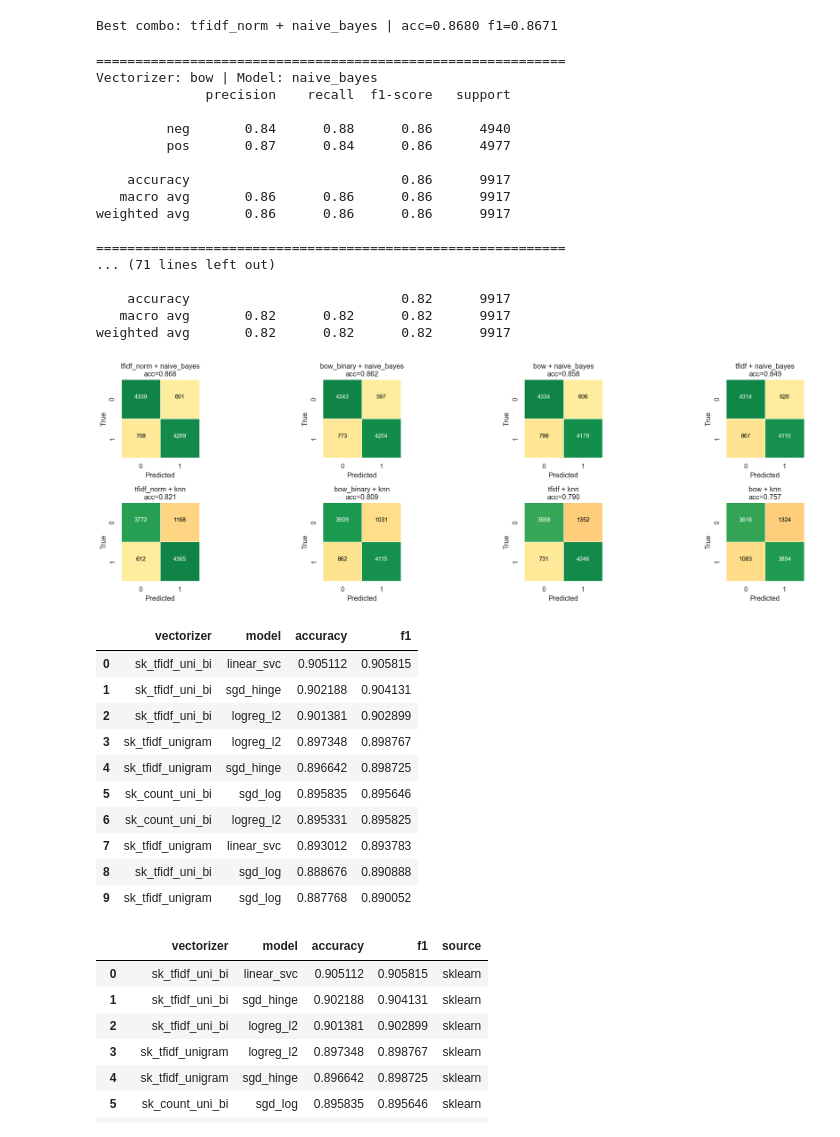
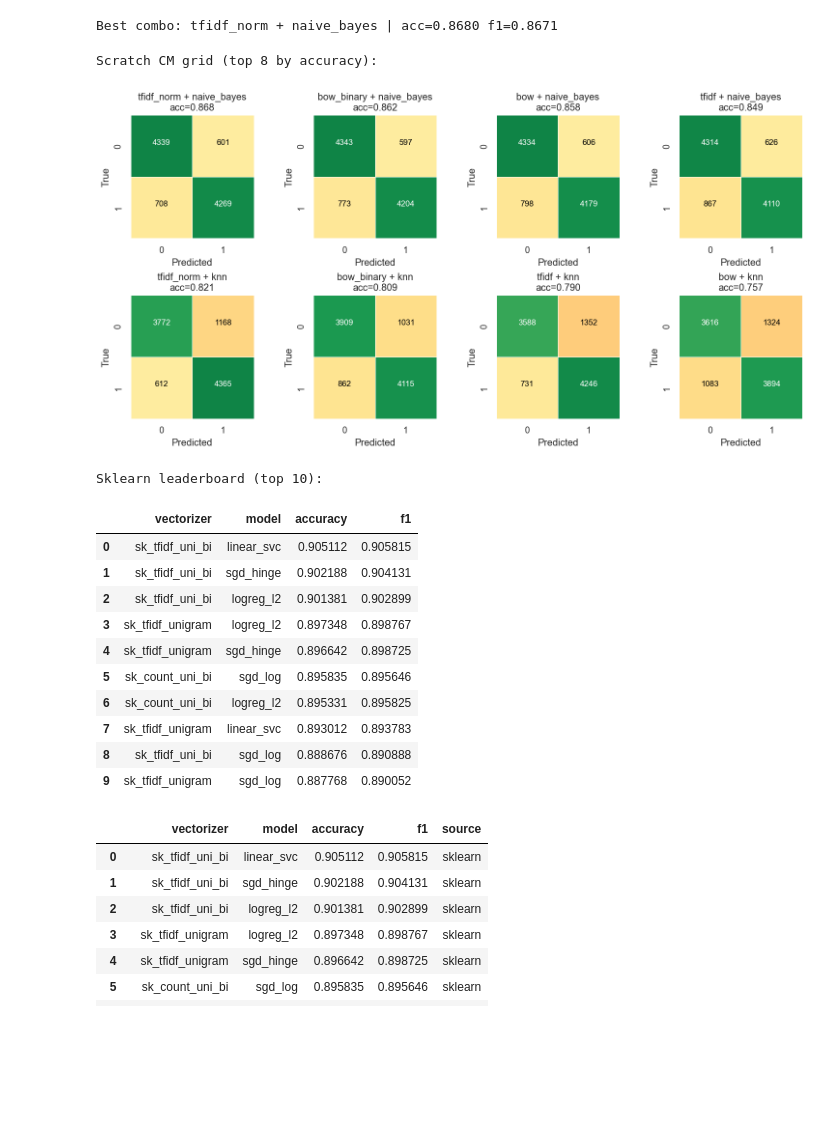
Before and after one commit to Sifat-Ahmed/imdb-movie-classification, a Jupyter notebook: notebooks/Step_2_ML_classification.ipynb, the cells around one changed output. Drawn from its saved outputs; the diff is of its cells as text; code cells hidden in the pictures; blank space fills up the shorter version.

```diff
--- a/notebooks/Step_2_ML_classification.ipynb
+++ b/notebooks/Step_2_ML_classification.ipynb
@@ -118,71 +151,55 @@ print(f"Best combo: {best_vec_name} + {best_model_name} | acc={best_row['accurac
 # %% [output]
 Best combo: tfidf_norm + naive_bayes | acc=0.8680 f1=0.8671
 # %%
-for r in results:
-    print("="*60)
-    print(f"Vectorizer: {r['vectorizer']} | Model: {r['model']}")
-    print(classification_report(r["y_true"], r["y_pred"], target_names=["neg","pos"]))
+# for r in results:
+#     print("="*60)
+#     print(f"Vectorizer: {r['vectorizer']} | Model: {r['model']}")
+#     print(classification_report(r["y_true"], r["y_pred"], target_names=["neg","pos"]))
-# %% [output]
-============================================================
-Vectorizer: bow | Model: naive_bayes
-              precision    recall  f1-score   support
-
-         neg       0.84      0.88      0.86      4940
-         pos       0.87      0.84      0.86      4977
-
-    accuracy                           0.86      9917
-   macro avg       0.86      0.86      0.86      9917
-weighted avg       0.86      0.86      0.86      9917
-
-============================================================
-... (71 lines left out)
-
-    accuracy                           0.82      9917
-   macro avg       0.82      0.82      0.82      9917
-weighted avg       0.82      0.82      0.82      9917
 # %%
-def plot_cm_grid_ranked(results, n_rows=2, n_cols=4, top_n=None, labels=(0,1)):
+def plot_cm_grid_ranked(results, n_rows=2, n_cols=4, top_n=None, labels=(0,1), figsize_scale=3.2):
     if not results:
         print("No results to plot."); return
-    scored = [(accuracy_score(r["y_true"], r["y_pred"]), r) for r in results]
+    scored = [(_acc(r["y_true"], r["y_pred"]), r) for r in results]
     scored.sort(key=lambda x: x[0], reverse=True)
     if top_n is not None:
         scored = scored[:top_n]
     ordered = [r for _, r in scored]
 
     total = len(ordered); per_fig = n_rows*n_cols; num_figs = math.ceil(total/per_fig)
     for f in range(num_figs):
         sub = ordered[f*per_fig:(f+1)*per_fig]
-        fig, axes = plt.subplots(n_rows, n_cols)
+        fig, axes = plt.subplots(n_rows, n_cols, figsize=(n_cols*figsize_scale, n_rows*figsize_scale))
         axes = np.atleast_1d(axes).ravel()
-
         for ax, r in zip(axes, sub):
             y_true, y_pred = r["y_true"], r["y_pred"]
             cm = confusion_matrix(y_true, y_pred, labels=list(labels)).astype(float)
             row_sums = cm.sum(axis=1, keepdims=True); row_sums[row_sums==0] = 1.0
             cm_pct = cm / row_sums
-            signed = cm_pct.copy(); signed[0,1]*=-1; signed[1,0]*=-1
-
+            signed = cm_pct.copy()
+            for i in range(len(labels)):
+                for j in range(len(labels)):
+                    if i != j: signed[i,j] *= -1
             sns.heatmap(signed, ax=ax, cmap="RdYlGn", vmin=-1, vmax=1, center=0,
                         cbar=False, square=True, linewidths=0.5, linecolor="white",
                         xticklabels=[str(l) for l in labels], yticklabels=[str(l) for l in labels], annot=False)
-            for i in range(2):
-                for j in range(2):
+            for i in range(len(labels)):
+                for j in range(len(labels)):
                     cnt = int(cm[i,j]); pct = 100*cm_pct[i,j]
                     color = "white" if abs(signed[i,j])>0.5 else "black"
                     ax.text(j+0.5, i+0.44, f"{cnt}", ha="center", va="center", color=color, fontsize=10)
-                    #ax.text(j+0.5, i+0.76, f"({pct:.1f}%)", ha="center", va="center", color=color, fontsize=8)
-            acc = accuracy_score(y_true, y_pred)
+                    # ax.text(j+0.5, i+0.76, f"({pct:.1f}%)", ha="center", va="center", color=color, fontsize=8)
+            acc = _acc(y_true, y_pred)
             ax.set_title(f"{r.get('vectorizer','?')} + {r.get('model','?')}\nacc={acc:.3f}")
             ax.set_xlabel("Predicted"); ax.set_ylabel("True")
-
         for ax in axes[len(sub):]:
             ax.axis("off")
         plt.tight_layout(); plt.show()
 
-plot_cm_grid_ranked(results, n_rows=2, n_cols=4)
+print("Scratch CM grid (top 8 by accuracy):")
+plot_cm_grid_ranked(results, n_rows=2, n_cols=4, top_n=8)
 # %% [output]
+Scratch CM grid (top 8 by accuracy):
-[figure, old version]
+[figure, new version]
 # %%
 from sklearn.feature_extraction.text import CountVectorizer, TfidfVectorizer
 from sklearn.linear_model import LogisticRegression, SGDClassifier
@@ -211,22 +228,27 @@ X_test_raw  = X_test_text.astype(str).tolist()
 y_true_arr  = y_test.to_numpy()
 
 sk_results = []
-for v_name, vec in tqdm(sk_vecs.items(), desc="SK Vectorizers"):
+for v_name, vec in sk_vecs.items():
     X_tr = vec.fit_transform(X_train_raw)
     X_te = vec.transform(X_test_raw)
-    for m_name, model in tqdm(sk_models.items(), desc=f"Models @ {v_name}", leave=False):
+    for m_name, model in sk_models.items():
         model.fit(X_tr, y_train.to_numpy())
         y_pred = model.predict(X_te)
         sk_results.append({"vectorizer": v_name, "model": m_name, "y_true": y_true_arr, "y_pred": y_pred})
         del model, y_pred; gc.collect()
     del X_tr, X_te, vec; gc.collect()
 
-sk_summary = [{"vectorizer": r["vectorizer"], "model": r["model"],
-               "accuracy": accuracy_score(r["y_true"], r["y_pred"]),
-               "f1": f1_score(r["y_true"], r["y_pred"])} for r in sk_results]
+sk_summary = [{
+    "vectorizer": r["vectorizer"],
+    "model": r["model"],
+    "accuracy": accuracy_score(r["y_true"], r["y_pred"]),
+    "f1": f1_score(r["y_true"], r["y_pred"]),
+} for r in sk_results]
 sk_results_df = pd.DataFrame(sk_summary).sort_values(["accuracy","f1"], ascending=False).reset_index(drop=True)
+print("Sklearn leaderboard (top 10):")
 display(sk_results_df.head(10))
 # %% [output]
+Sklearn leaderboard (top 10):
 |  | vectorizer | model | accuracy | f1 |
 | 0 | sk_tfidf_uni_bi | linear_svc | 0.905112 | 0.905815 |
 | 1 | sk_tfidf_uni_bi | sgd_hinge | 0.902188 | 0.904131 |
```
Also changed, not shown: parts of 17 cells of this notebook, 2 other files.
